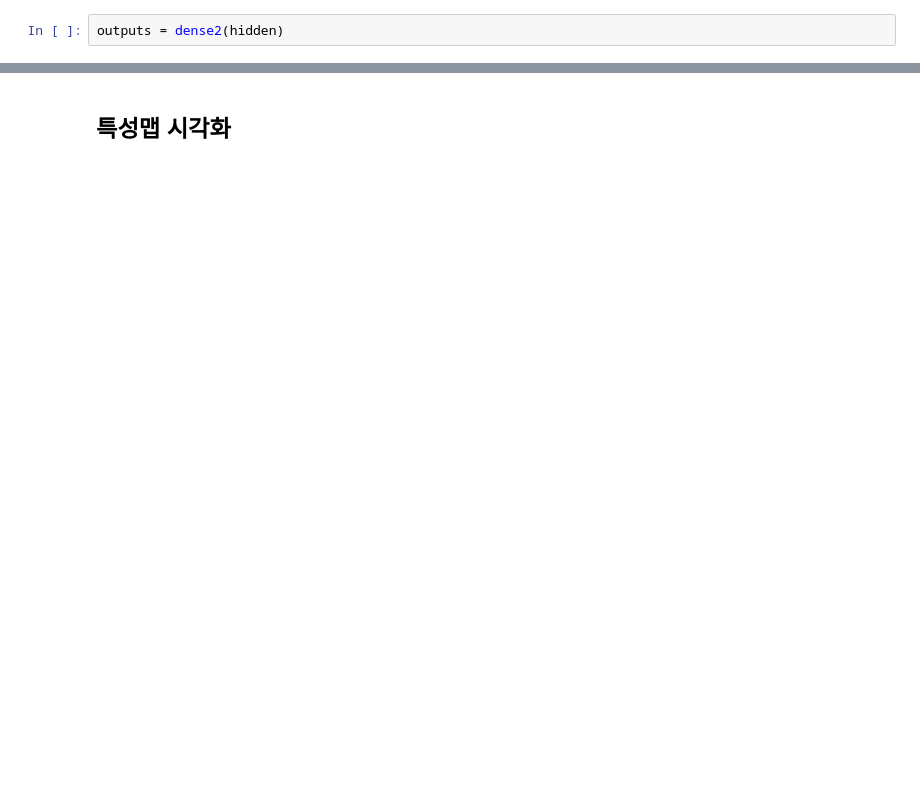
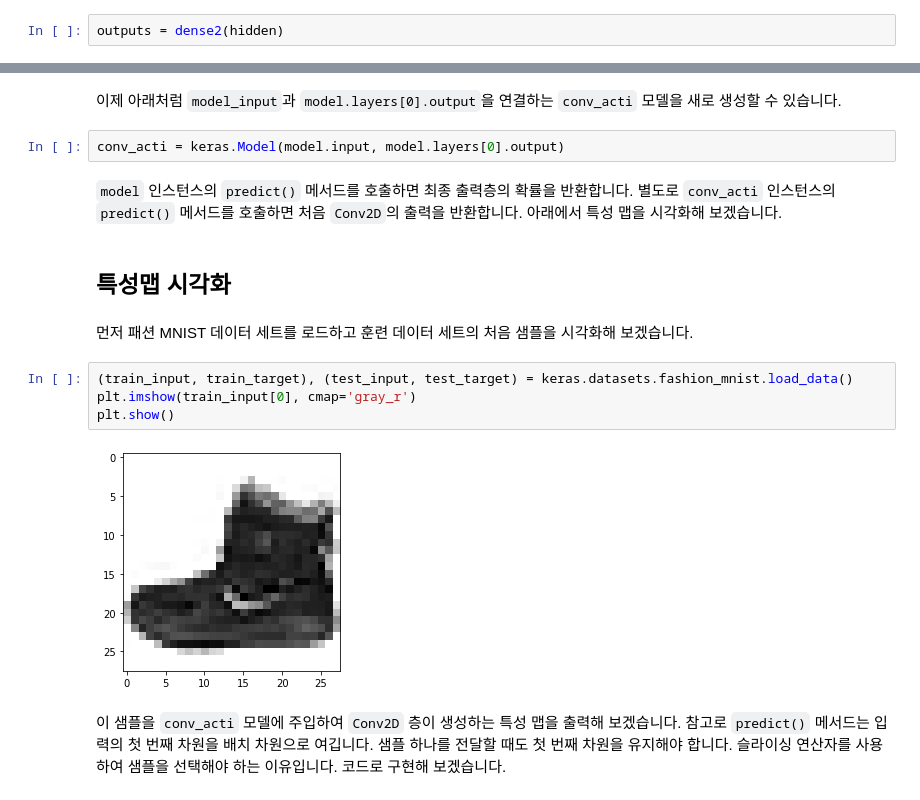
Before and after one commit to LeeSeungwon89/Deep-learning_Theory, a Jupyter notebook: 8-3 합성곱 신경망의 시각화.ipynb, the cells around one changed output, grey strips where cells are left out. Cells and saved outputs as stored; diff of their text form; blank space fills up the shorter version.

```diff
--- a/8-3 합성곱 신경망의 시각화.ipynb
+++ b/8-3 합성곱 신경망의 시각화.ipynb
@@ -166,2 +197,18 @@ outputs = dense2(hidden)
+# %% [markdown]
+이제 아래처럼 `model_input`과 `model.layers[0].output`을 연결하는 `conv_acti` 모델을 새로 생성할 수 있습니다.
+# %%
+conv_acti = keras.Model(model.input, model.layers[0].output)
+# %% [markdown]
+`model` 인스턴스의 `predict()` 메서드를 호출하면 최종 출력층의 확률을 반환합니다. 별도로 `conv_acti` 인스턴스의 `predict()` 메서드를 호출하면 처음 `Conv2D`의 출력을 반환합니다. 아래에서 특성 맵을 시각화해 보겠습니다.
 # %% [markdown]
 ## **특성맵 시각화**
+# %% [markdown]
+먼저 패션 MNIST 데이터 세트를 로드하고 훈련 데이터 세트의 처음 샘플을 시각화해 보겠습니다.
+# %%
+(train_input, train_target), (test_input, test_target) = keras.datasets.fashion_mnist.load_data()
+plt.imshow(train_input[0], cmap='gray_r')
+plt.show()
+# %% [output]
+[figure, added]
+# %% [markdown]
+이 샘플을 `conv_acti` 모델에 주입하여 `Conv2D` 층이 생성하는 특성 맵을 출력해 보겠습니다. 참고로 `predict()` 메서드는 입력의 첫 번째 차원을 배치 차원으로 여깁니다. 샘플 하나를 전달할 때도 첫 번째 차원을 유지해야 합니다. 슬라이싱 연산자를 사용하여 샘플을 선택해야 하는 이유입니다. 코드로 구현해 보겠습니다.
```
Also changed, not shown: parts of 19 cells of this notebook.
